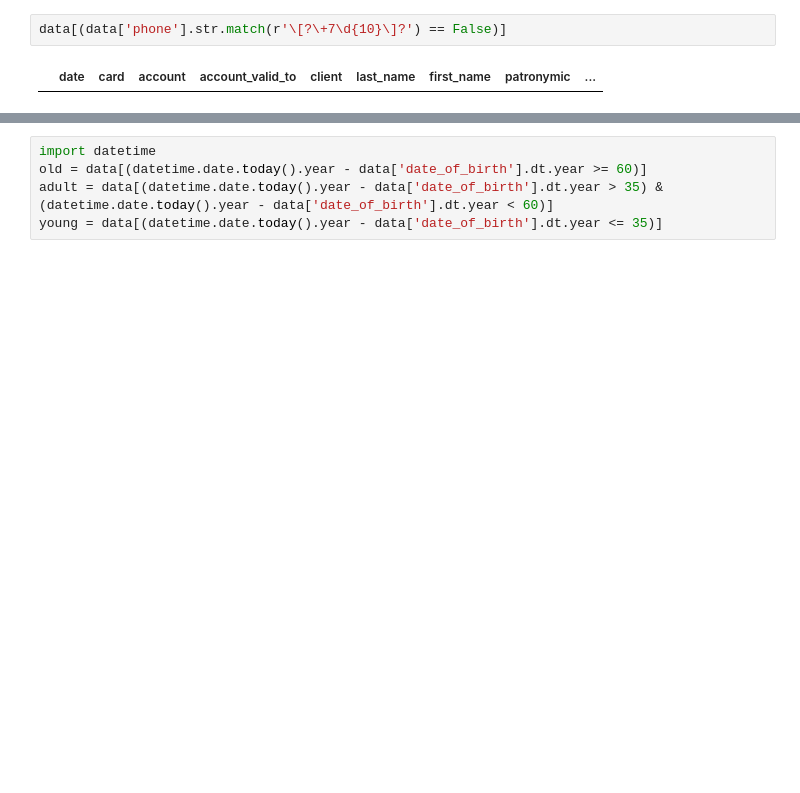
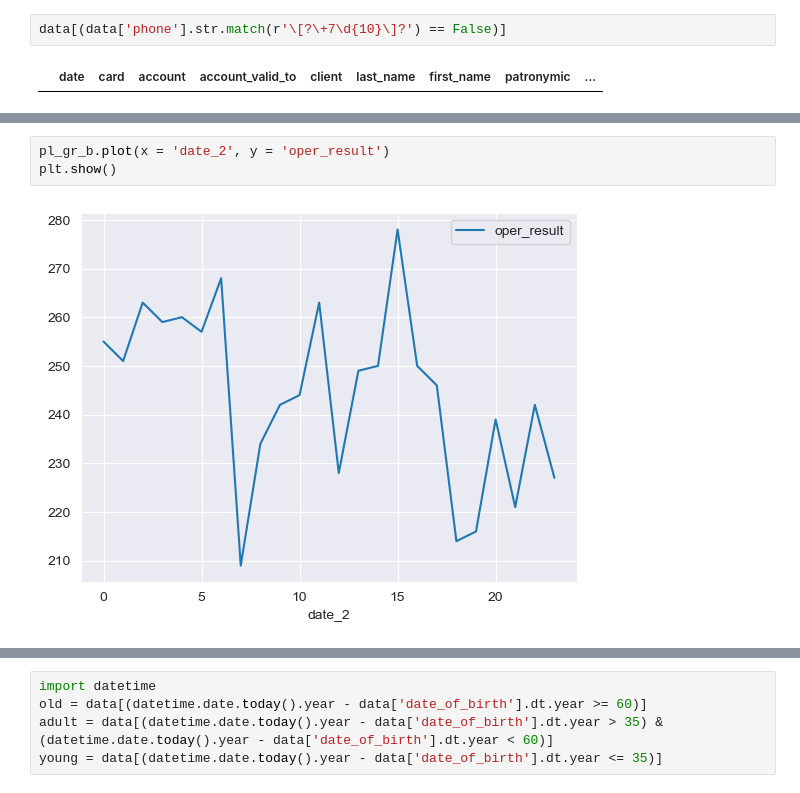
Before and after one commit to kishik/opportunity, a Jupyter notebook: research.ipynb, the cells around one changed output, grey strips where cells are left out. Cells and saved outputs as stored; diff of their text form; blank space fills up the shorter version.

```diff
--- a/research.ipynb
+++ b/research.ipynb
@@ -129,0 +146,5 @@ night_operations.describe()
+# %%
+pl_gr_b.plot(x = 'date_2', y = 'oper_result')
+plt.show()
+# %% [output]
+[figure, added]
```
Also changed, not shown: parts of 40 cells of this notebook, 5 other files.
